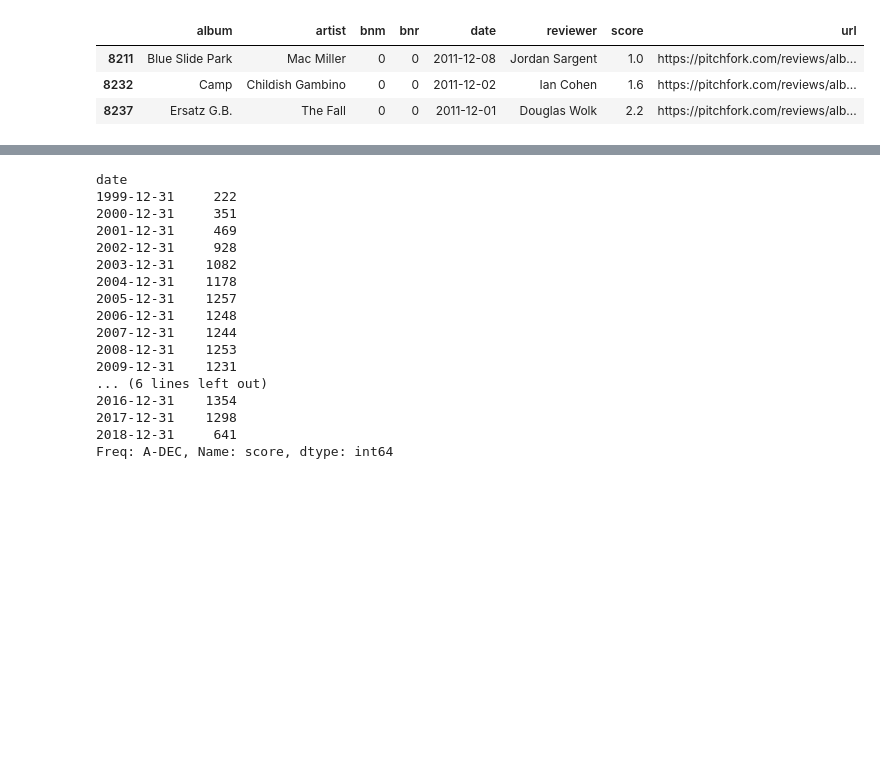
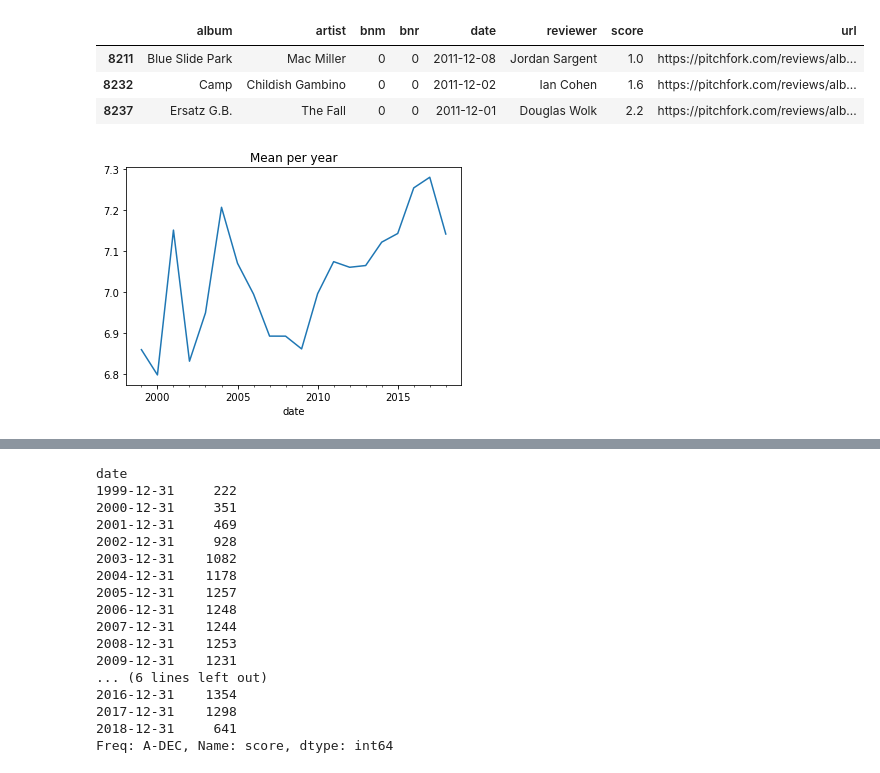
Before and after one commit to hbh3re/pitchfork, a Jupyter notebook: scrapy.ipynb, the cells around one changed output, grey strips where cells are left out. Cells and saved outputs as stored; diff of their text form; code cells hidden in the pictures; blank space fills up the shorter version.

```diff
--- a/scrapy.ipynb
+++ b/scrapy.ipynb
@@ -196,6 +212,13 @@ reviews_csv.loc[(reviews_csv['date'].dt.month==12) & (reviews_csv['date'].dt.yea
 | 8211 | Blue Slide Park | Mac Miller | 0 | 0 | 2011-12-08 | Jordan Sargent | 1.0 | https://pitchfork.com/reviews/alb... |
 | 8232 | Camp | Childish Gambino | 0 | 0 | 2011-12-02 | Ian Cohen | 1.6 | https://pitchfork.com/reviews/alb... |
 | 8237 | Ersatz G.B. | The Fall | 0 | 0 | 2011-12-01 | Douglas Wolk | 2.2 | https://pitchfork.com/reviews/alb... |
+# %%
+reviews_csv.set_index(reviews_csv['date']).resample('Y').mean()['score'].plot()
+plt.title('Mean per year')
+plt.savefig('annual_mean_alltime')
+plt.show()
+# %% [output]
+[figure, added]
 # %%
 # definitely the most exciting and telling graph
 # might be affected by number of reviews per year?
```
Also changed, not shown: parts of 21 cells of this notebook, 7 other files.
